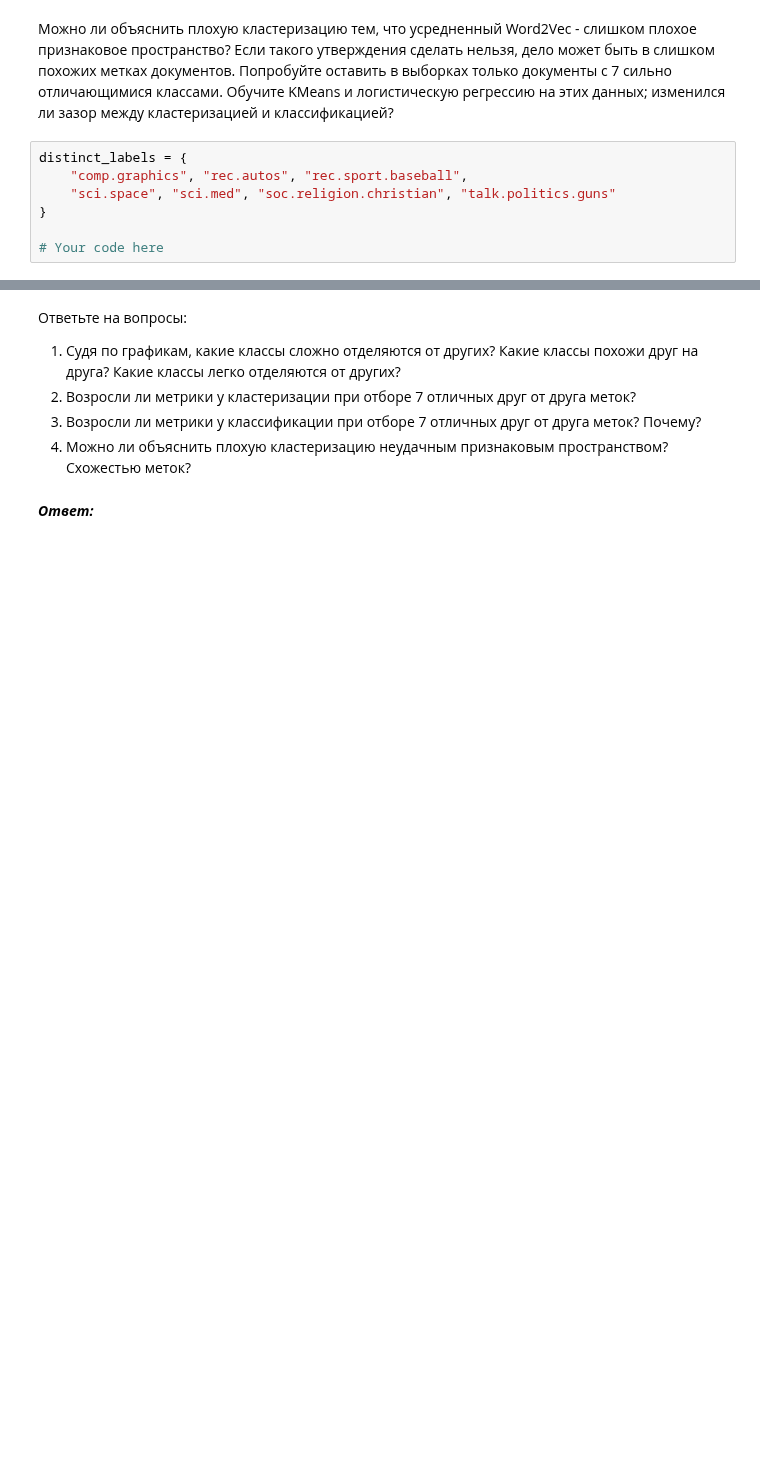
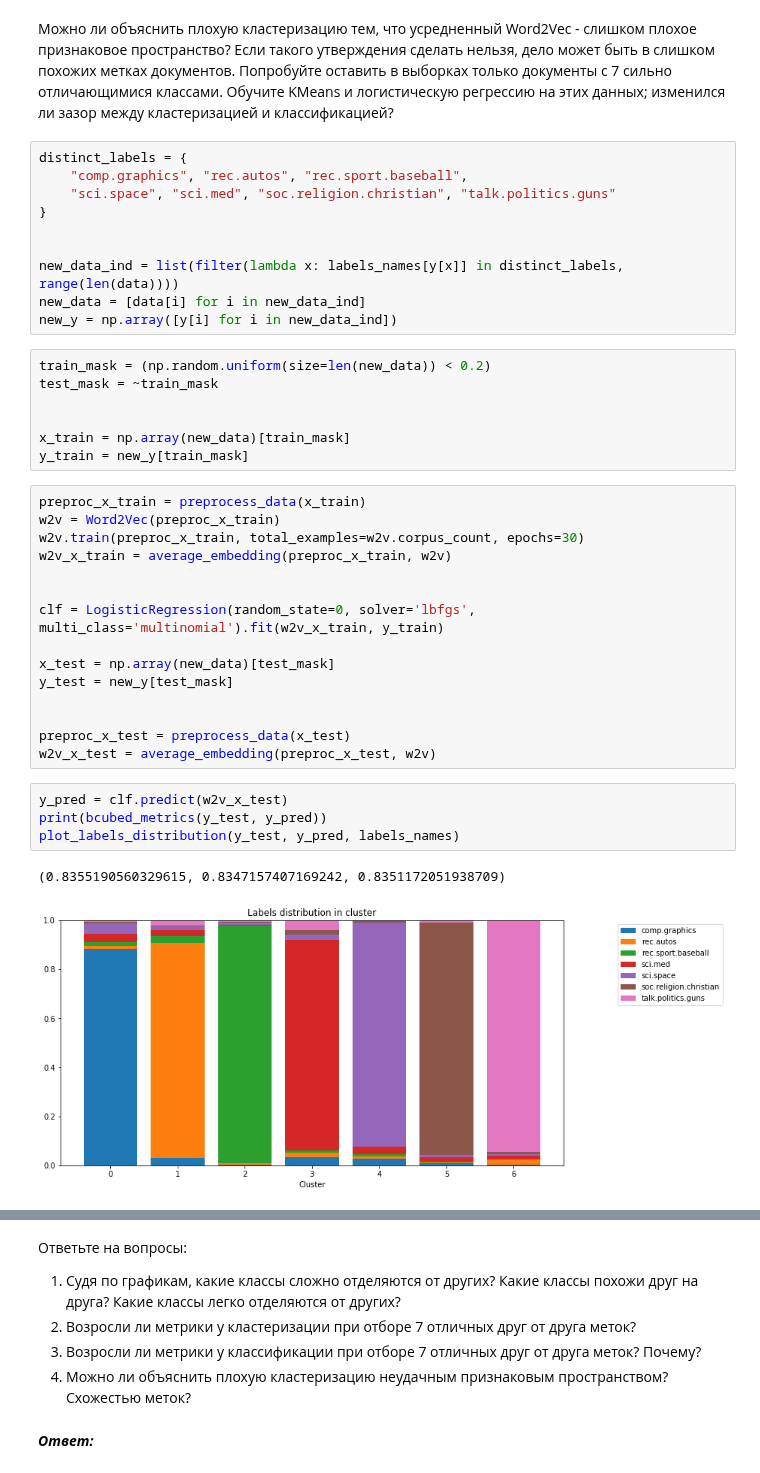
Before and after one commit to Mikhail-off/ML2018, a Jupyter notebook: HW10/homework-practice-10.ipynb, the cells around one changed output, grey strips where cells are left out. Cells and saved outputs as stored; diff of their text form; blank space fills up the shorter version.

```diff
--- a/HW10/homework-practice-10.ipynb
+++ b/HW10/homework-practice-10.ipynb
@@ -472,4 +482,36 @@ distinct_labels = {
     "sci.space", "sci.med", "soc.religion.christian", "talk.politics.guns"
 }
 
-# Your code here
+
+new_data_ind = list(filter(lambda x: labels_names[y[x]] in distinct_labels, range(len(data))))
+new_data = [data[i] for i in new_data_ind]
+new_y = np.array([y[i] for i in new_data_ind])
+# %%
+train_mask = (np.random.uniform(size=len(new_data)) < 0.2)
+test_mask = ~train_mask
+
+
+x_train = np.array(new_data)[train_mask]
+y_train = new_y[train_mask]
+# %%
+preproc_x_train = preprocess_data(x_train)
+w2v = Word2Vec(preproc_x_train)
+w2v.train(preproc_x_train, total_examples=w2v.corpus_count, epochs=30)
+w2v_x_train = average_embedding(preproc_x_train, w2v)
+
+
+clf = LogisticRegression(random_state=0, solver='lbfgs', multi_class='multinomial').fit(w2v_x_train, y_train)
+
+x_test = np.array(new_data)[test_mask]
+y_test = new_y[test_mask]
+
+
+preproc_x_test = preprocess_data(x_test)
+w2v_x_test = average_embedding(preproc_x_test, w2v)
+# %%
+y_pred = clf.predict(w2v_x_test)
+print(bcubed_metrics(y_test, y_pred))
+plot_labels_distribution(y_test, y_pred, labels_names)
+# %% [output]
+(0.8355190560329615, 0.8347157407169242, 0.8351172051938709)
+[figure, added]
```
Also changed, not shown: parts of 29 cells of this notebook.
